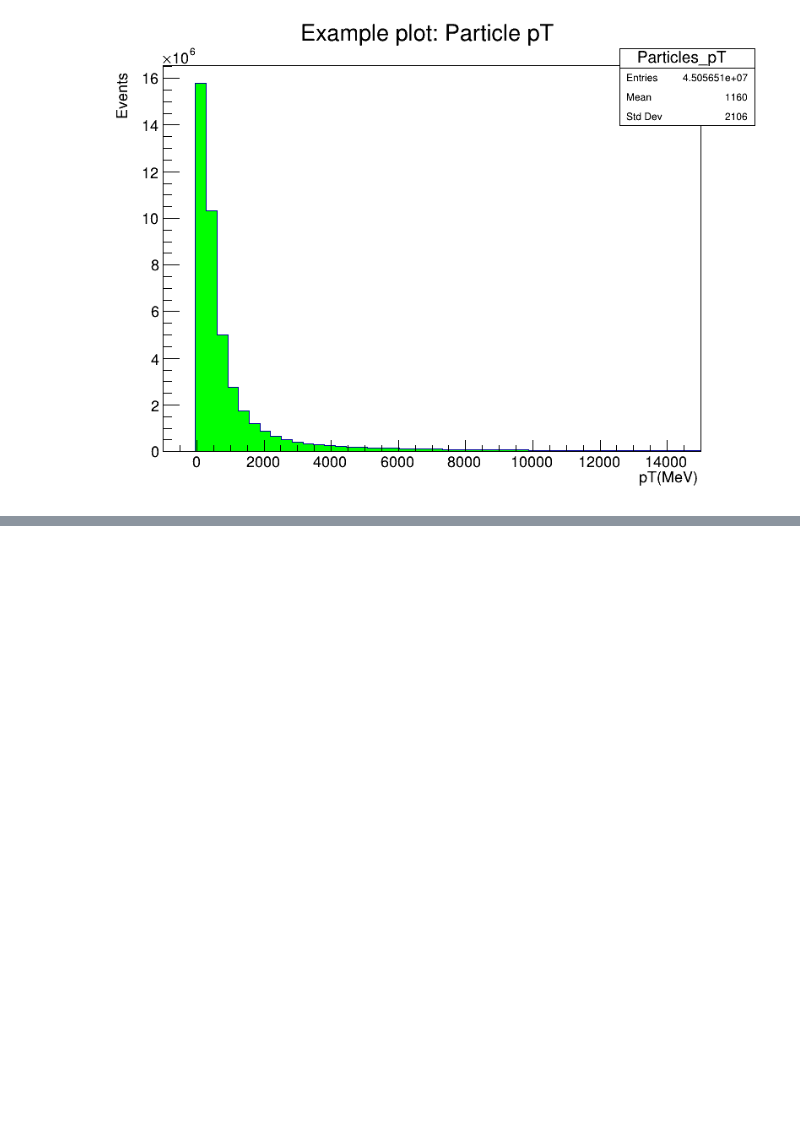
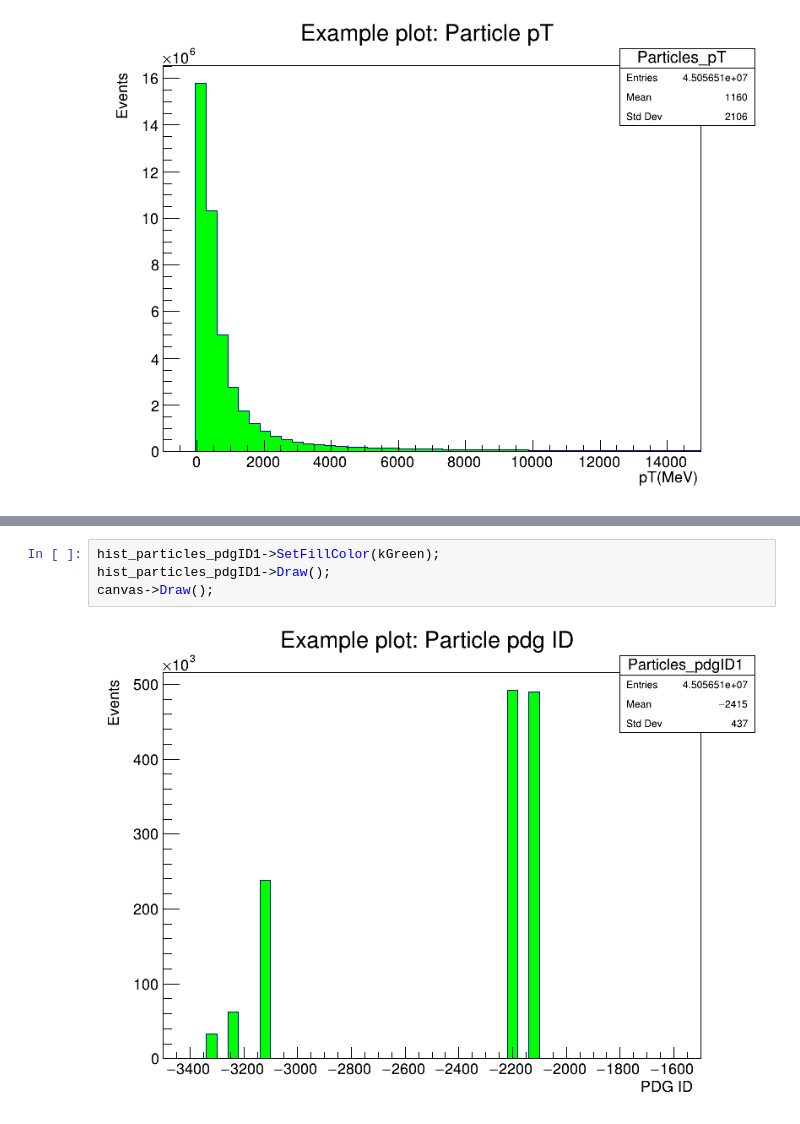
Before and after one commit to ljcaviedesb/TemasExperimental, a Jupyter notebook: Tracks_Clusters_cpp.ipynb, the cells around one changed output, grey strips where cells are left out. Drawn from its saved outputs; the diff is of its cells as text; blank space fills up the shorter version.

```diff
--- a/Tracks_Clusters_cpp.ipynb
+++ b/Tracks_Clusters_cpp.ipynb
@@ -501,0 +524,6 @@ canvas->Draw();
+# %%
+hist_particles_pdgID1->SetFillColor(kGreen);
+hist_particles_pdgID1->Draw();
+canvas->Draw();
+# %% [output]
+[figure, added]
```
Also changed, not shown: parts of 23 cells of this notebook.
